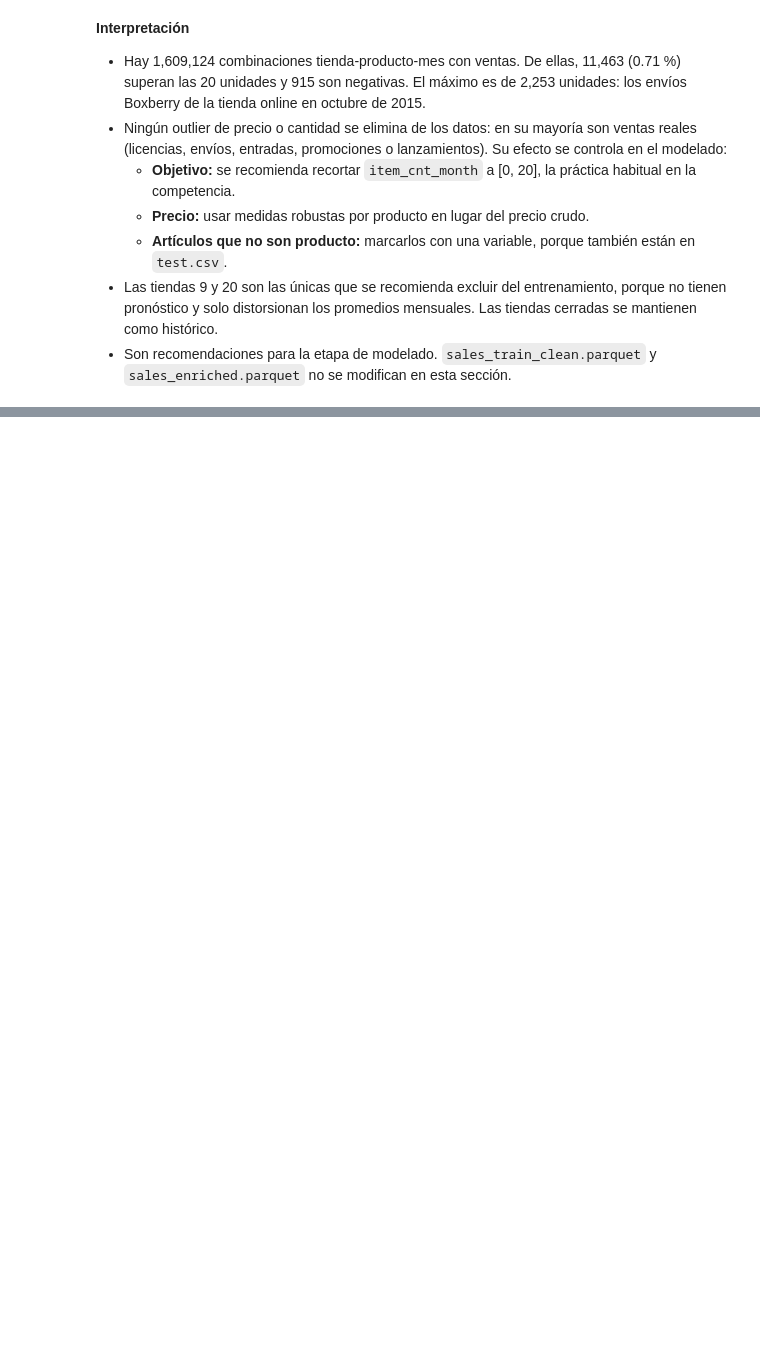
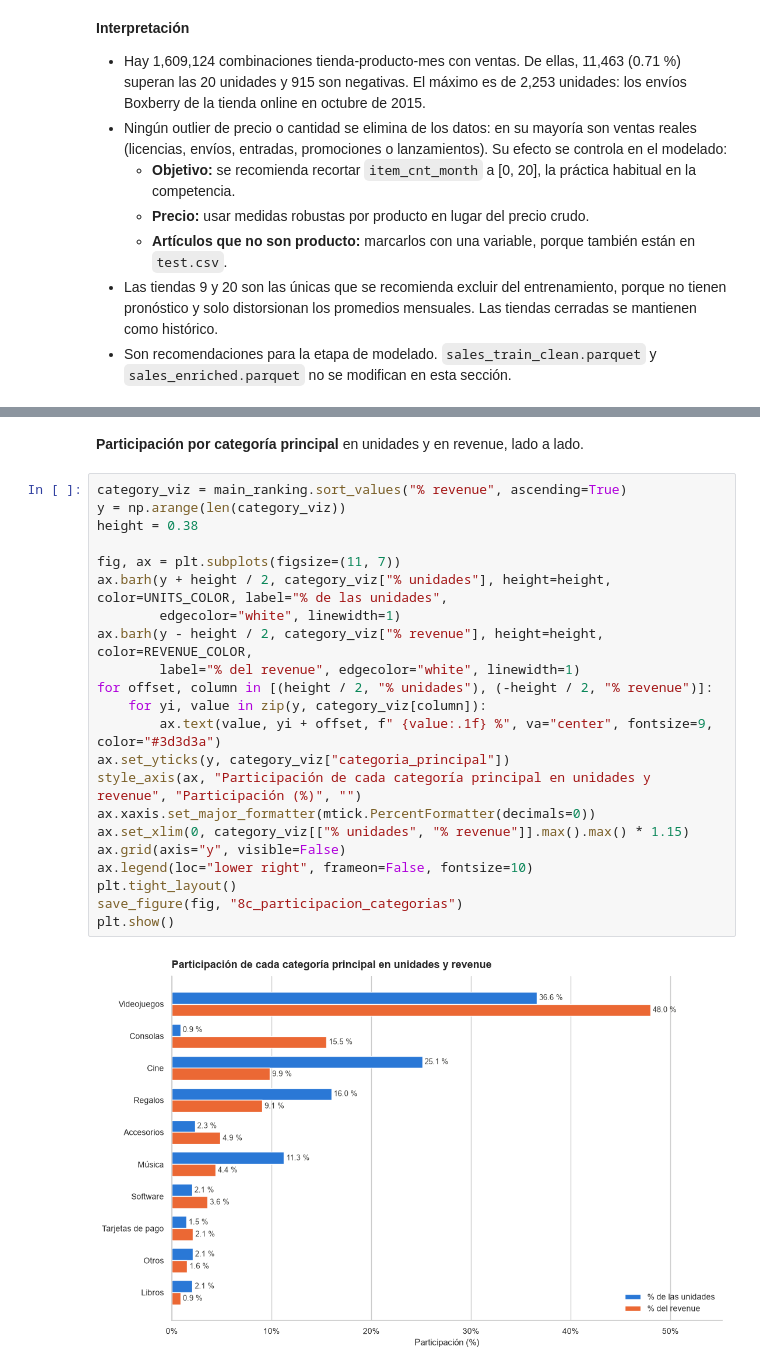
Before and after one commit to LuisCruz1996/predict_future_sales, a Jupyter notebook: notebooks/01_exploratory_data_analysis.ipynb, the cells around one changed output, grey strips where cells are left out. Saved outputs shown, nothing was run; the diff lists cells and outputs as text; blank space fills up the shorter version.

```diff
--- a/notebooks/01_exploratory_data_analysis.ipynb
+++ b/notebooks/01_exploratory_data_analysis.ipynb
@@ -3537,0 +3791,26 @@ Pares tienda-producto-mes: 1,609,124 | item_cnt_month > 20: 11,463 (0.71%) | < 0
+# %% [markdown]
+**Participación por categoría principal** en unidades y en revenue, lado a lado.
+# %%
+category_viz = main_ranking.sort_values("% revenue", ascending=True)
+y = np.arange(len(category_viz))
+height = 0.38
+
+fig, ax = plt.subplots(figsize=(11, 7))
+ax.barh(y + height / 2, category_viz["% unidades"], height=height, color=UNITS_COLOR, label="% de las unidades",
+        edgecolor="white", linewidth=1)
+ax.barh(y - height / 2, category_viz["% revenue"], height=height, color=REVENUE_COLOR,
+        label="% del revenue", edgecolor="white", linewidth=1)
+for offset, column in [(height / 2, "% unidades"), (-height / 2, "% revenue")]:
+    for yi, value in zip(y, category_viz[column]):
+        ax.text(value, yi + offset, f" {value:.1f} %", va="center", fontsize=9, color="#3d3d3a")
+ax.set_yticks(y, category_viz["categoria_principal"])
+style_axis(ax, "Participación de cada categoría principal en unidades y revenue", "Participación (%)", "")
+ax.xaxis.set_major_formatter(mtick.PercentFormatter(decimals=0))
+ax.set_xlim(0, category_viz[["% unidades", "% revenue"]].max().max() * 1.15)
+ax.grid(axis="y", visible=False)
+ax.legend(loc="lower right", frameon=False, fontsize=10)
+plt.tight_layout()
+save_figure(fig, "8c_participacion_categorias")
+plt.show()
+# %% [output]
+[figure, added]
```
Also changed, not shown: parts of 23 cells of this notebook, 7 other files.
